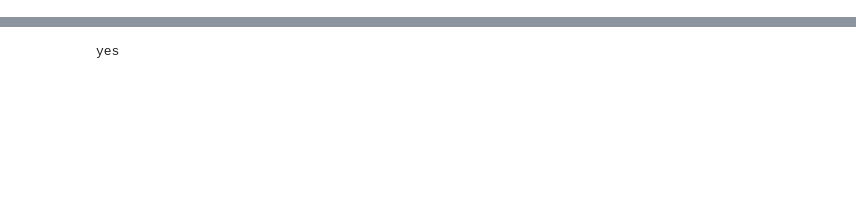
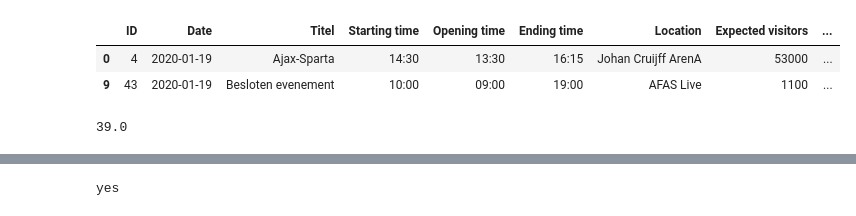
Before and after one commit to WottatoParrior/DSP-Gementee, a Jupyter notebook: data/Untitled.ipynb, the cells around one changed output, grey strips where cells are left out. Saved outputs shown, nothing was run; the diff lists cells and outputs as text; code cells hidden in the pictures; blank space fills up the shorter version.

```diff
--- a/data/Untitled.ipynb
+++ b/data/Untitled.ipynb
@@ -4,3 +4,13 @@ import numpy as np
 # %%
 df = pd.read_csv("venues.csv")
 df_events = pd.read_csv("events.csv")
+
+
+df_events_schedule = pd.read_csv("events_to_display.csv")
+# %%
+df_events_schedule[df_events_schedule["Date"].str.contains(
+        "2020-01-19")]
+# %% [output]
+|  | ID | Date | Titel | Starting time | Opening time | Ending time | Location | Expected visitors | ... |
+| 0 | 4 | 2020-01-19 | Ajax-Sparta | 14:30 | 13:30 | 16:15 | Johan Cruijff ArenA | 53000 | ... |
+| 9 | 43 | 2020-01-19 | Besloten evenement | 10:00 | 09:00 | 19:00 | AFAS Live | 1100 | ... |
@@ -7,3 +24,8 @@ df_events = pd.read_csv("events.csv")
+# %%
+x = filtered_df_by_time["Passengers_total"].values
+x[0]
+# %% [output]
+39.0
 # %%
 df_events[df_events["Date_time"] == "2020-05-06 00:00:00"]
 # %% [output]
```
Also changed, not shown: parts of 7 cells of this notebook, 5 other files.
